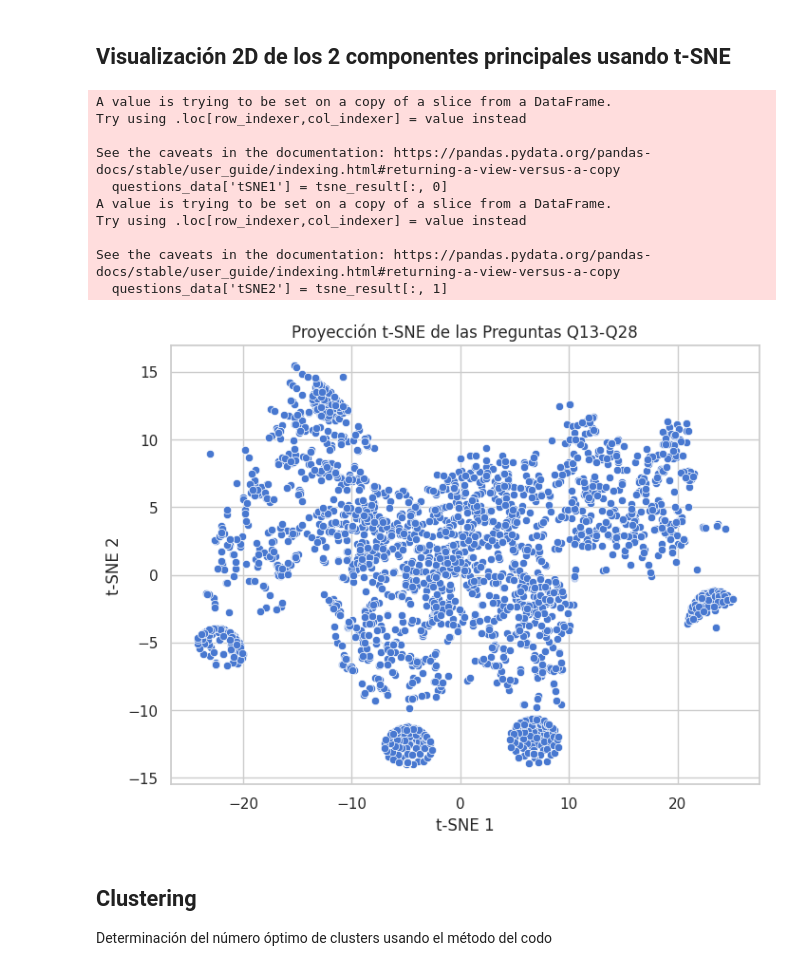
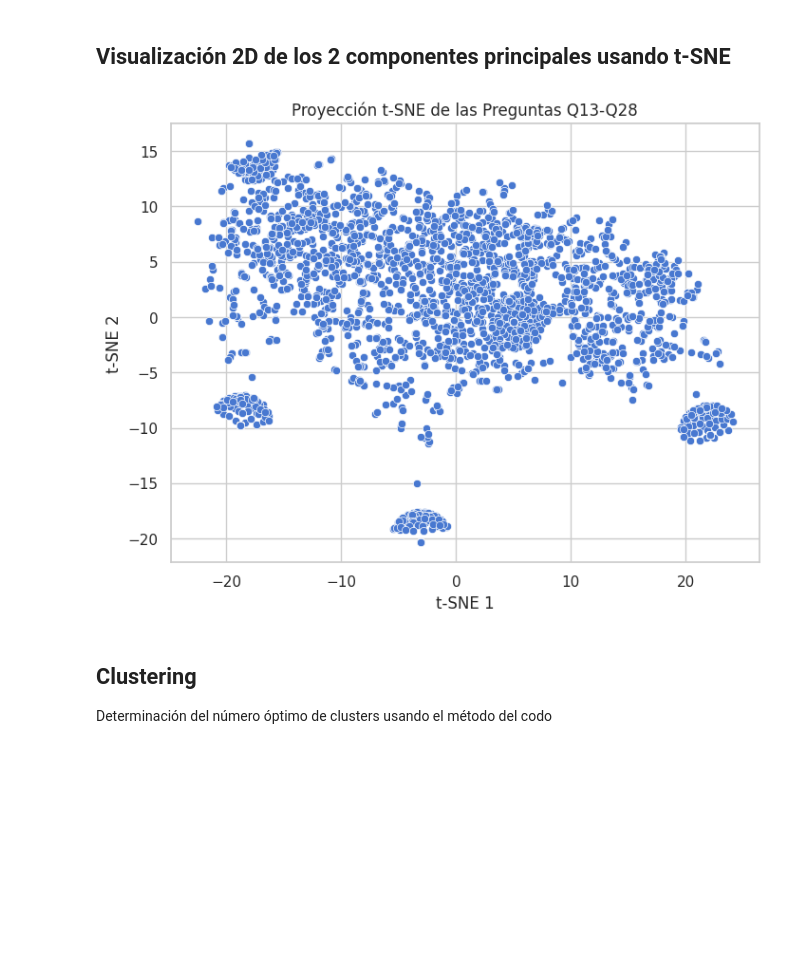
Before and after one commit to rhynzler/trabajo-final-aprendizaje-supervisado, a Jupyter notebook: nosupervisado_fix.ipynb, the cells around one changed output. Drawn from its saved outputs; the diff is of its cells as text; code cells hidden in the pictures; blank space fills up the shorter version.

```diff
--- a/nosupervisado_fix.ipynb
+++ b/nosupervisado_fix.ipynb
@@ -228,11 +304,12 @@ plt.show()
 # %% [markdown]
 ## Visualización 2D de los 2 componentes principales usando PCA
 # %%
-pca = PCA(n_components=2)
+pca = PCA(n_components=3)
 pca_result = pca.fit_transform(questions_data)
 
 questions_data['PCA1'] = pca_result[:, 0]
 questions_data['PCA2'] = pca_result[:, 1]
+questions_data['PCA3'] = pca_result[:, 2]
 
 plt.figure(figsize=(8, 6))
 plt.scatter(x='PCA1', y='PCA2', data=questions_data, marker='o', s=50, alpha=0.7)
@@ -257,31 +324,20 @@ See the caveats in the documentation: https://pandas.pydata.org/pandas-docs/stab
 # %% [markdown]
 ## Visualización 2D de los 2 componentes principales usando t-SNE
 # %%
-tsne = TSNE(n_components=3, random_state=0)
+tsne = TSNE(n_components=3, random_state=0, perplexity=25)
 tsne_result = tsne.fit_transform(questions_data[questions_keys])
 
-# Añadir los componentes t-SNE al DataFrame
 questions_data['tSNE1'] = tsne_result[:, 0]
 questions_data['tSNE2'] = tsne_result[:, 1]
 
 plt.figure(figsize=(8, 6))
 sns.scatterplot(x='tSNE1', y='tSNE2', data=questions_data, palette='viridis')
 plt.title('Proyección t-SNE de las Preguntas Q13-Q28')
 plt.xlabel('t-SNE 1')
 plt.ylabel('t-SNE 2')
 plt.show()
 # %% [output]
-A value is trying to be set on a copy of a slice from a DataFrame.
-Try using .loc[row_indexer,col_indexer] = value instead
-
-See the caveats in the documentation: https://pandas.pydata.org/pandas-docs/stable/user_guide/indexing.html#returning-a-view-versus-a-copy
-  questions_data['tSNE1'] = tsne_result[:, 0]
-A value is trying to be set on a copy of a slice from a DataFrame.
-Try using .loc[row_indexer,col_indexer] = value instead
-
-See the caveats in the documentation: https://pandas.pydata.org/pandas-docs/stable/user_guide/indexing.html#returning-a-view-versus-a-copy
-  questions_data['tSNE2'] = tsne_result[:, 1]
-[figure, old version]
+[figure, new version]
 # %% [markdown]
 ## Clustering
 
```
Also changed, not shown: parts of 19 cells of this notebook, 10 other files.
